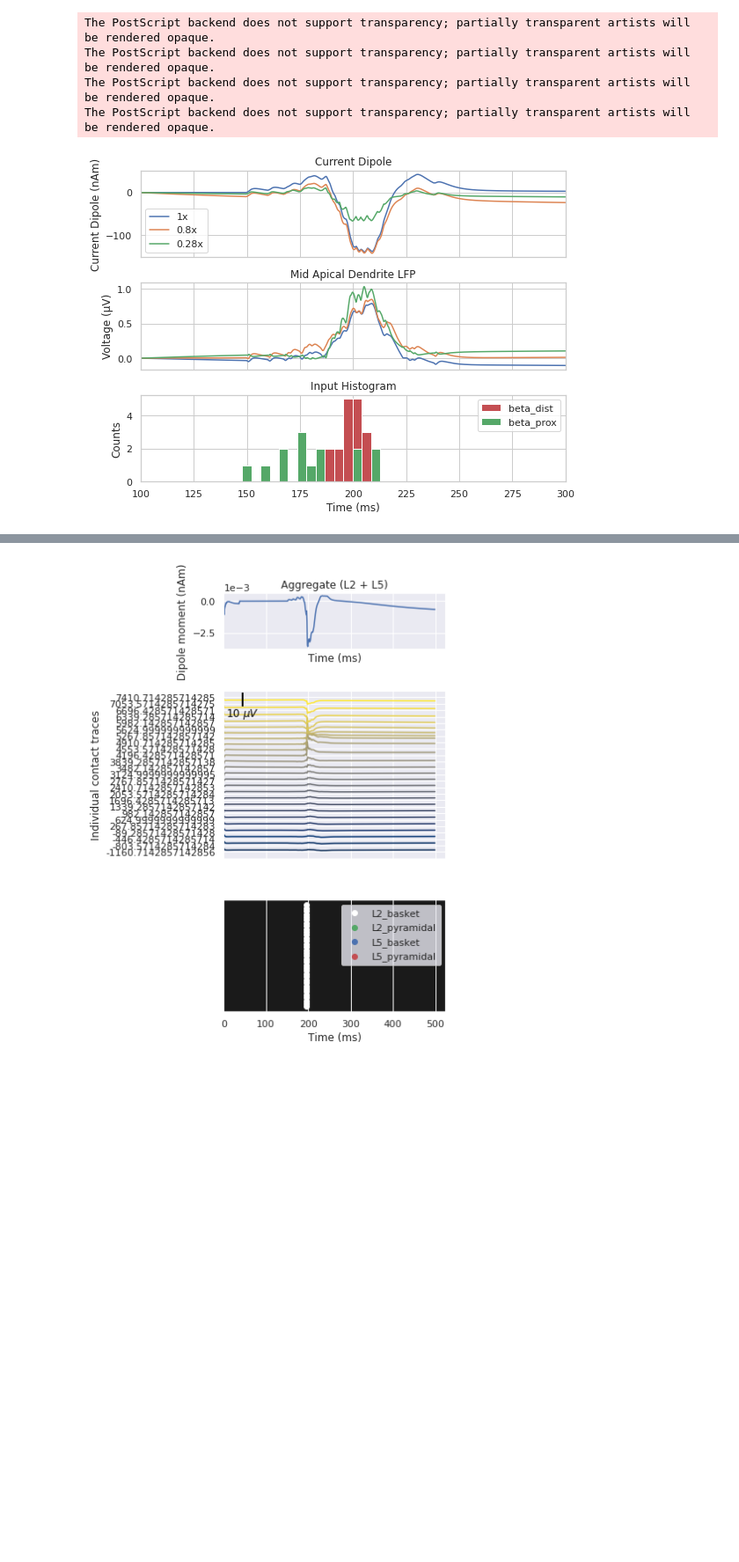
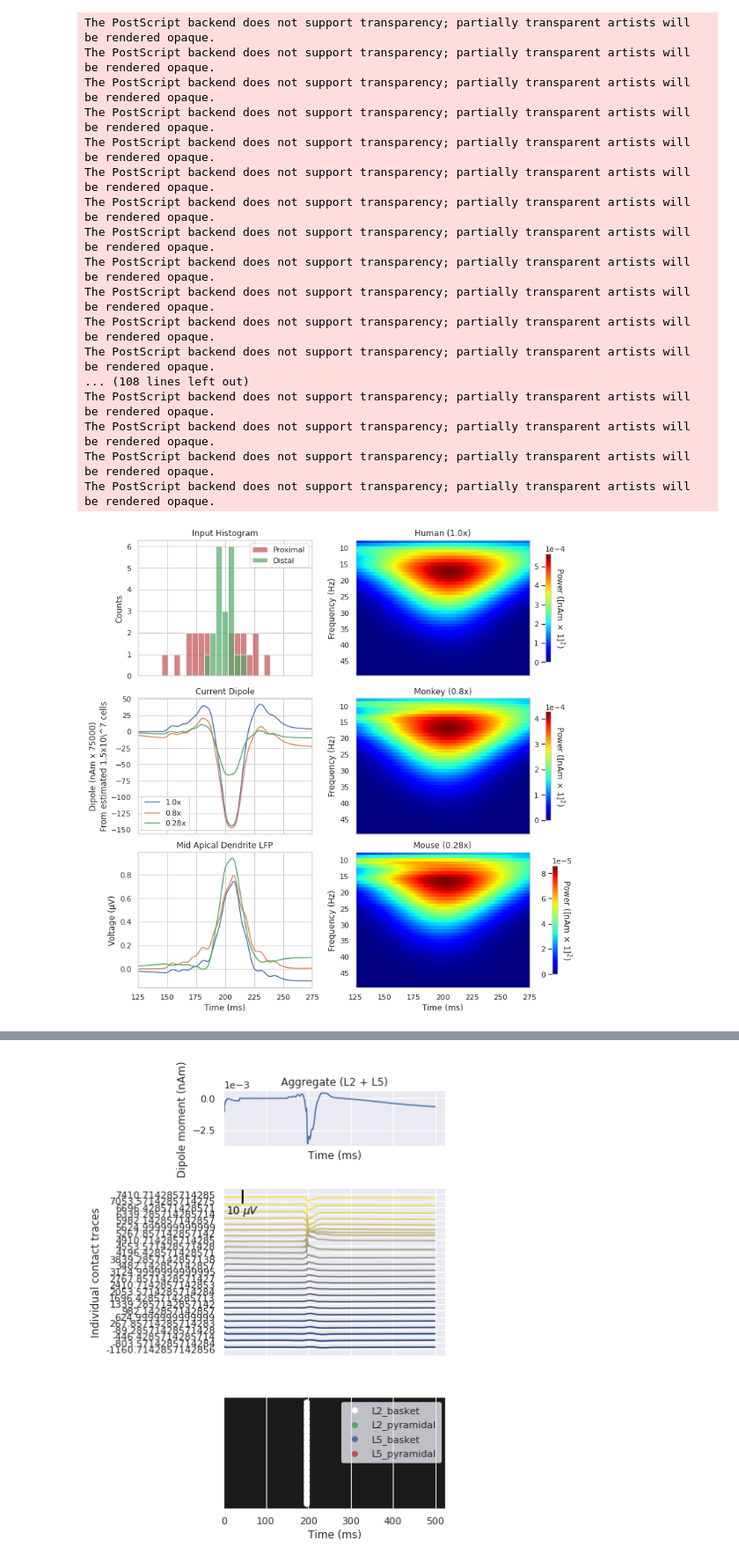
Before and after one commit to rythorpe/beta_modeling, a Jupyter notebook: sim_beta.ipynb, the cells around one changed output, grey strips where cells are left out. Shown at 88% size. Saved outputs shown, nothing was run; the diff lists cells and outputs as text; code cells hidden in the pictures; blank space fills up the shorter version.

```diff
--- a/sim_beta.ipynb
+++ b/sim_beta.ipynb
@@ -87,7 +87,7 @@ def law_2021_model():
 # %%
 depths = np.arange(-325, 2150, 100)
 electrode_pos = [(135, 135, dep) for dep in depths]
-scaling_factors = [1.0, .8, .28]
+scaling_factors = [1.0, .28]
 #props = ['L', 'diam', 'Ra', 'cm']
 props = ['L']
 mech_edits = [('hh2', 'gkbar_hh2'), ('hh2', 'gnabar_hh2'), ('ca', 'gbar_ca'), ('cad', 'taur_cad'),
@@ -142,40 +142,74 @@ Simulation time: 480.0 ms...
 Simulation time: 490.0 ms...
 # %%
 color = ['C0', 'C1', 'C2']
-fig, axes = plt.subplots(3, 1, sharex=True, figsize=(8, 6), constrained_layout=True)
-scale = 0.7e5
+fig, axes = plt.subplots(2, 2, sharex=True, figsize=(10, 7), constrained_layout=True)
+scale = 75000
 contact_idx1_list = [10, 9, 4]
-for idx in range(3):
+for idx in range(2):
     times = dpl_list[idx].times
     contact_idx1 = contact_idx1_list[idx]
 
     times_mask = np.logical_and(times < 300, times > 100)
 
-    #plt.subplot(3,1,1)
-    axes[0].plot(times[times_mask], dpl_list[idx].data['agg'][times_mask] * scale, color=color[idx], label=f'{scaling_factors[idx]}x')
-    axes[0].set_title(f'Current Dipole')
-    axes[0].set_ylabel('Current Dipole (nAm)')
-    axes[0].legend()
+    axes[1,0].plot(times[times_mask], dpl_list[idx].copy().smooth(10).data['agg'][times_mask] * scale, color=color[idx], label=f'{scaling_factors[idx]}x')
+    axes[1,0].set_title(f'Current Dipole')
+    axes[1,0].set_ylabel('Dipole (nAm x 75000)\nFrom estimated $1.5x10^7$ cells')
+    axes[1,0].legend()
 
-    #plt.subplot(3,1,2)
-    lfp1 = lfp_data[idx]['shank1'].voltages.squeeze()[contact_idx1, times_mask]
-    axes[1].plot(times[times_mask], lfp1 - lfp1[0], color=color[idx])
-    axes[1].set_title('Mid Apical Dendrite LFP')
-    axes[1].set_ylabel('Voltage (μV)')
+    # lfp1 = lfp_data[idx]['shank1'].copy().smooth(10).voltages.squeeze()[contact_idx1, times_mask]
+    # axes[2,0].plot(times[times_mask], lfp1 - lfp1[0], color=color[idx])
+    # axes[2,0].set_title('Mid Apical Dendrite LFP')
+    # axes[2,0].set_ylabel('Voltage (μV)')
 
 
-net_list[0].cell_response.plot_spikes_hist(ax=axes[2], show=False)
-axes[2].set_title('Input Histogram')
-axes[2].set_xlabel('Time (ms)')
+#net_list[0].cell_response.plot_spikes_hist(ax=axes[0,0], spike_types=['Prox', 'Dist'],show=False)
+p_mask = np.array(net_list[0].cell_response.spike_types[0]) == 'Proximal Drive'
+d_mask = np.array(net_list[0].cell_response.spike_types[0]) == 'Distal Drive'
+p_times = np.array(net_list[0].cell_response.spike_times[0])[p_mask]
+d_times = np.array(net_list[0].cell_response.spike_times[0])[d_mask]
+axes[0,0].set_title('Input Histogram')
+bins = np.linspace(125, 275, 30)
+axes[0,0].hist(p_times, color='r', label='Proximal', alpha=0.7, bins=bins)
+axes[0,0].hist(d_times, color='g', label='Distal', alpha=0.7, bins=bins)
+axes[0,0].set_ylabel('Counts')
+axes[0,0].legend()
 
-axes[2].set_xlim([100, 300])
+axes[2,0].set_xlabel('Time (ms)')
 
-plt.tight_layout()
+axes[2,0].set_xlim([125, 275])
+
+# Spectrograms
+scale_titles = ['Human (1.0x)', 'Monkey (0.8x)', 'Mouse (0.28x)']
+freqs = np.arange(8, 50)
+for idx, dpl in enumerate(dpl_list):
+    dpl.copy().plot_tfr_morlet(freqs, ax=axes[idx,1], show=False, colormap='jet')
+    axes[idx,1].set_ylim(axes[idx,1].get_ylim()[::-1])
+    axes[idx,1].set_xlim([125, 275])
+    axes[idx,1].set_title(scale_titles[idx])
+    axes[idx, 1].set_xlabel('')
+
+axes[2,1].set_xlabel('Time (ms)')
+
+
+#plt.tight_layout()
 plt.savefig('final_figures/law_dipole_lfp_scale.eps')
 plt.savefig('final_figures/law_dipole_lfp_scale.png')
 # %% [output]
 The PostScript backend does not support transparency; partially transparent artists will be rendered opaque.
 The PostScript backend does not support transparency; partially transparent artists will be rendered opaque.
 The PostScript backend does not support transparency; partially transparent artists will be rendered opaque.
 The PostScript backend does not support transparency; partially transparent artists will be rendered opaque.
+The PostScript backend does not support transparency; partially transparent artists will be rendered opaque.
+The PostScript backend does not support transparency; partially transparent artists will be rendered opaque.
+The PostScript backend does not support transparency; partially transparent artists will be rendered opaque.
+The PostScript backend does not support transparency; partially transparent artists will be rendered opaque.
+The PostScript backend does not support transparency; partially transparent artists will be rendered opaque.
+The PostScript backend does not support transparency; partially transparent artists will be rendered opaque.
+The PostScript backend does not support transparency; partially transparent artists will be rendered opaque.
+The PostScript backend does not support transparency; partially transparent artists will be rendered opaque.
+... (108 lines left out)
+The PostScript backend does not support transparency; partially transparent artists will be rendered opaque.
+The PostScript backend does not support transparency; partially transparent artists will be rendered opaque.
+The PostScript backend does not support transparency; partially transparent artists will be rendered opaque.
+The PostScript backend does not support transparency; partially transparent artists will be rendered opaque.
-[figure, old version]
+[figure, new version]
```
Also changed, not shown: parts of 3 cells of this notebook.
